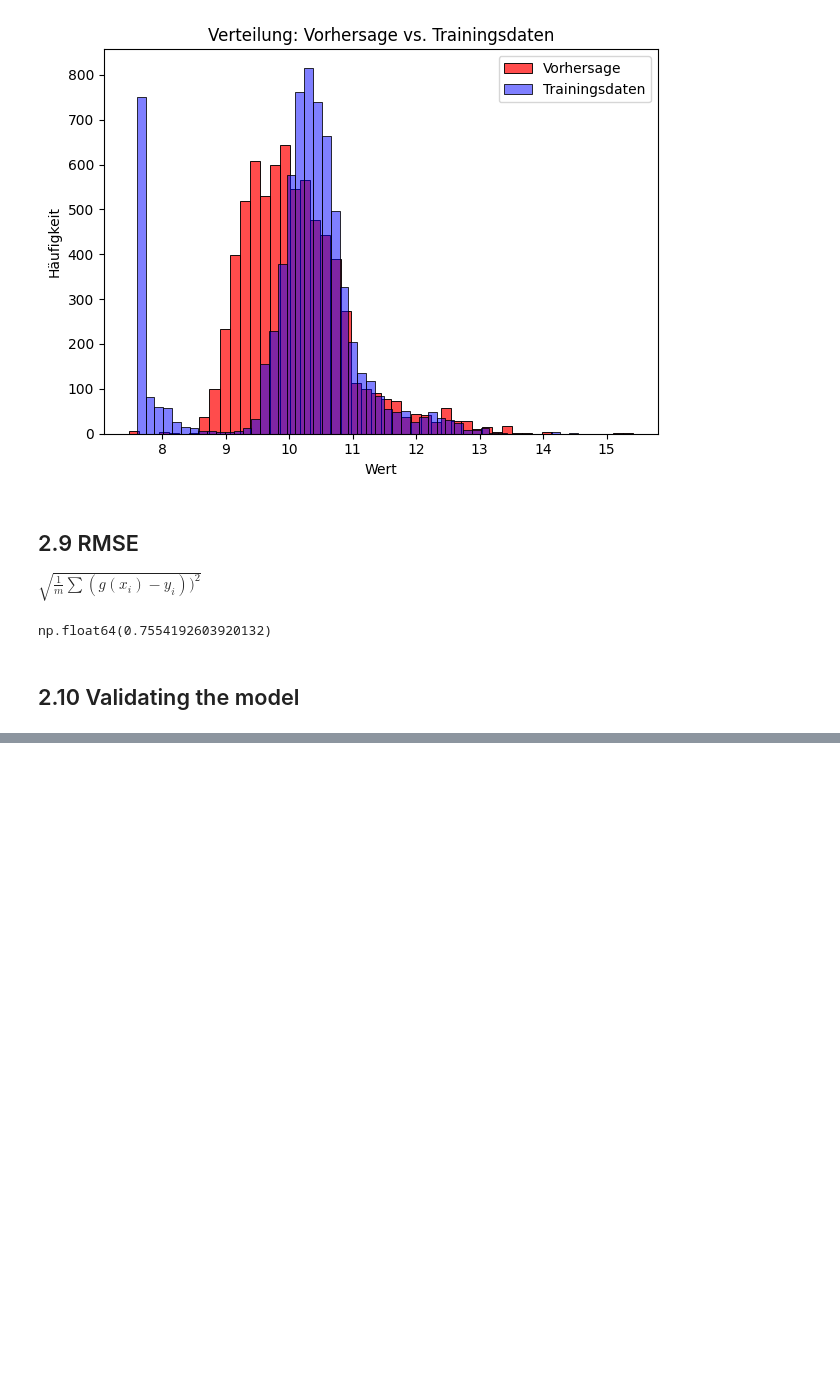
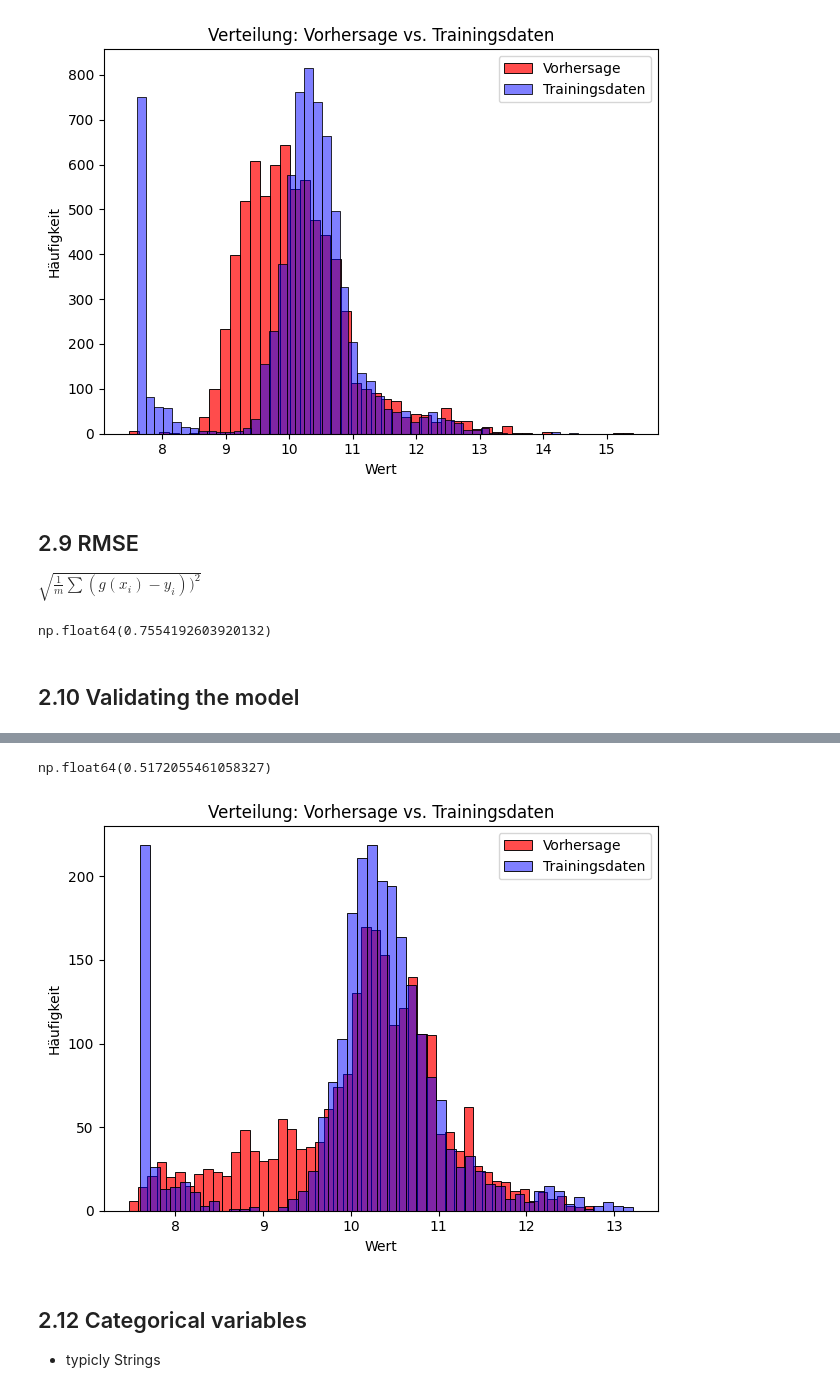
Before and after one commit to johannsince1989-art/mlfirststeps, a Jupyter notebook: lesson 2/lecture_2.ipynb, the cells around one changed output, grey strips where cells are left out. Cells and saved outputs as stored; diff of their text form; code cells hidden in the pictures; blank space fills up the shorter version.

```diff
--- a/lesson 2/lecture_2.ipynb
+++ b/lesson 2/lecture_2.ipynb
@@ -588,3 +588,16 @@ rmse(y_train, y_pred)
 np.float64(0.7554192603920132)
 # %% [markdown]
 ## 2.10 Validating the model
+# %%
+base = ['engine_hp', 'engine_cylinders', 'highway_mpg', 'city_mpg', 'popularity']
+X_train = df_train[base].values
+# sometimes its ok to fill missing values with 0
+X_train = df_train[base].fillna(0).values
+w0, w = train_linear_regression(X_train, y_train)
+y_pred = w0 + X_train @ w
+# %%
+def prepare_X(df):
+    df_num = df[base]
+    df_num = df_num.fillna(0)
+    X = df_num.values
+    return X
@@ -590,0 +630,10 @@ np.float64(0.7554192603920132)
+# %%
+def prepare_X(df):
+    df = df.copy()
+    df['age'] = 2017 - df.year
+    features = base + ['age']
+
+    df_num = df[features]
+    df_num = df_num.fillna(0)
+    X = df_num.values
+    return X
@@ -590,0 +650,24 @@ np.float64(0.7554192603920132)
+# %%
+X_train = prepare_X(df_train) # train
+w0, w = train_linear_regression(X_train, y_train) # train
+
+X_val = prepare_X(df_val) # validation
+y_pred = w0 + X_val @ w # validation
+rmse(y_val, y_pred)
+# %% [output]
+np.float64(0.5172055461058327)
+# %%
+sns.histplot(y_pred,  color='red',  alpha=0.7, bins=50, label='Vorhersage')
+sns.histplot(y_val, color='blue', alpha=0.5, bins=50, label='Trainingsdaten')
+
+plt.xlabel('Wert')
+plt.ylabel('Häufigkeit')
+plt.title('Verteilung: Vorhersage vs. Trainingsdaten')
+plt.legend(loc='upper right')   # Position bei Bedarf ändern
+plt.tight_layout()
+plt.show()
+# %% [output]
+[figure, added]
+# %% [markdown]
+## 2.12 Categorical variables
+- typicly Strings
```
Also changed, not shown: parts of 31 cells of this notebook, 2 other files.
